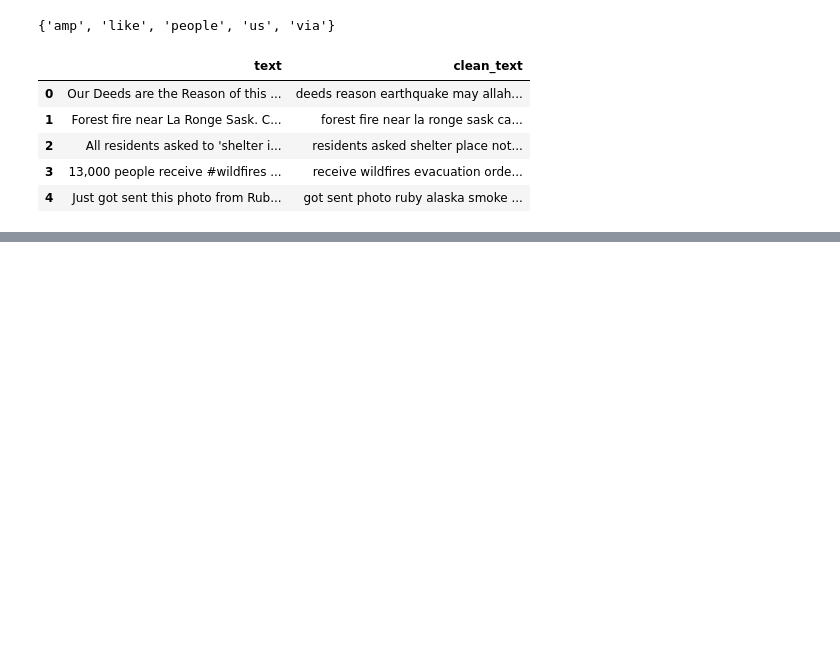
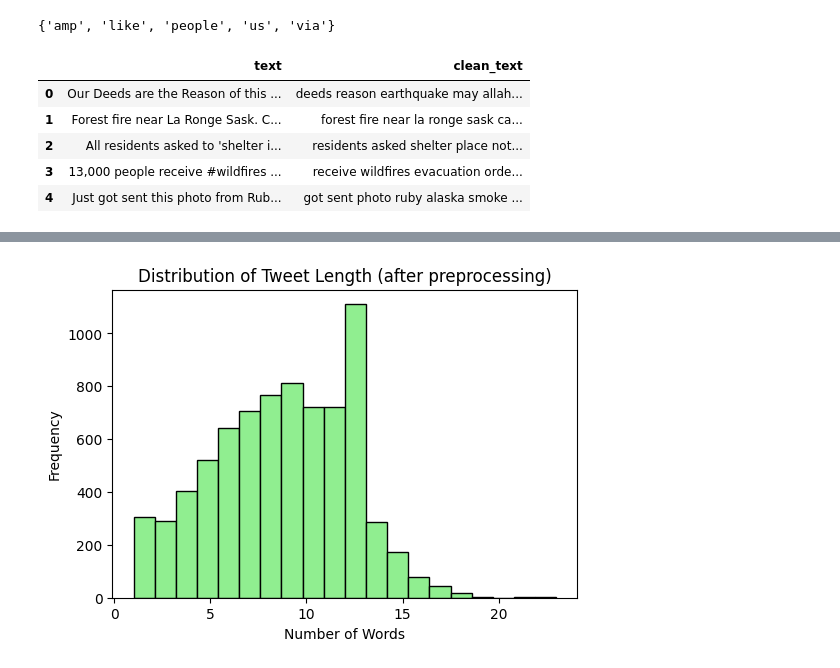
Before and after one commit to Montoya086/Natural-Lang-Process, a Jupyter notebook: tweet-analizer.ipynb, the cells around one changed output, grey strips where cells are left out. Drawn from its saved outputs; the diff is of its cells as text; code cells hidden in the pictures; blank space fills up the shorter version.

```diff
--- a/tweet-analizer.ipynb
+++ b/tweet-analizer.ipynb
@@ -119,0 +134,12 @@ df[['text', 'clean_text']].head()
+# %%
+#Length of the tweets after preprocessing
+df['tweet_length'] = df['clean_text'].apply(lambda x: len(x.split()))
+
+plt.figure(figsize=(6, 4))
+df['tweet_length'].plot(kind='hist', bins=20, color='lightgreen', edgecolor='black')
+plt.title('Distribution of Tweet Length (after preprocessing)')
+plt.xlabel('Number of Words')
+plt.ylabel('Frequency')
+plt.show()
+# %% [output]
+[figure, added]
```
Also changed, not shown: parts of 4 cells of this notebook, 1 other file.
